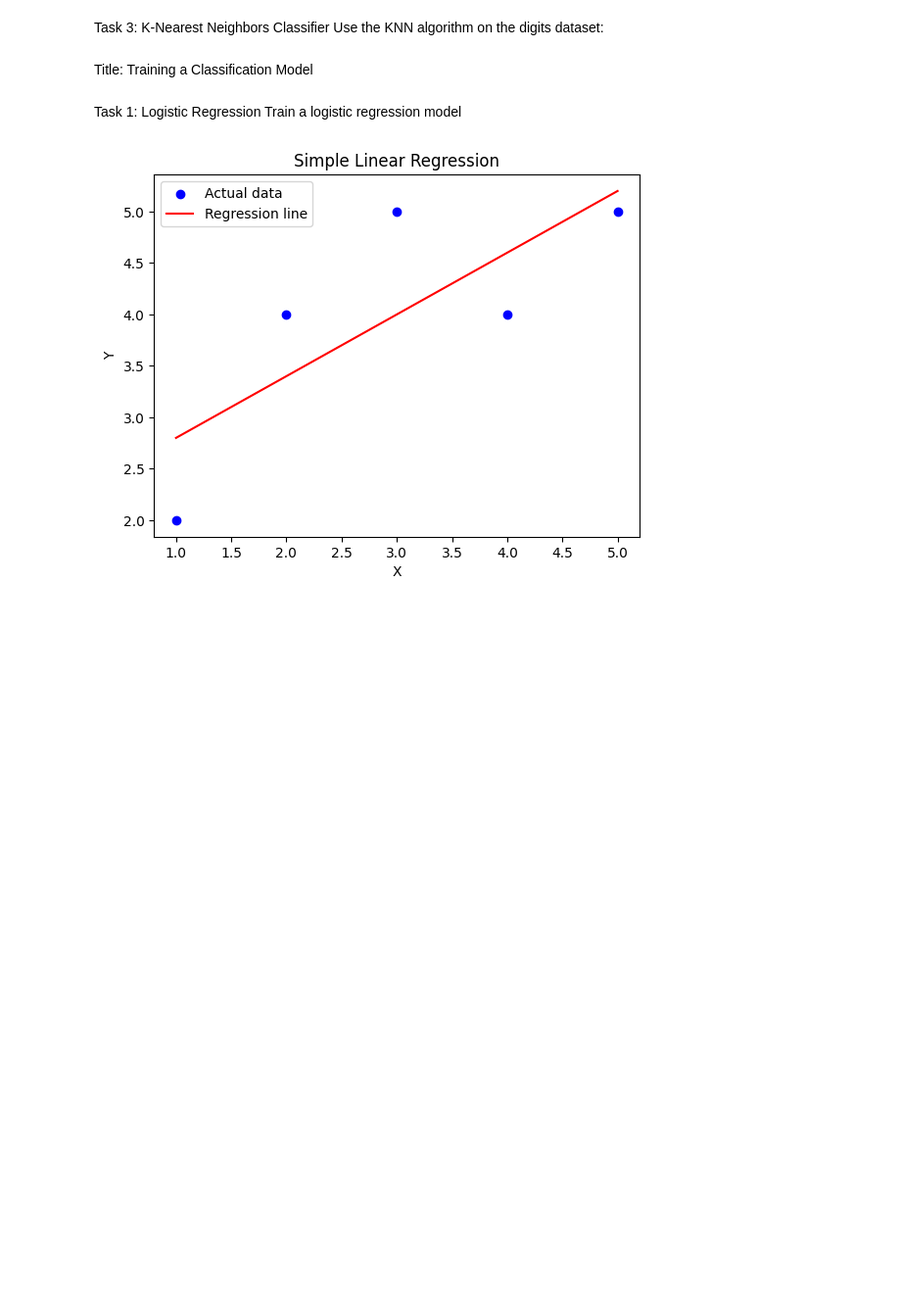
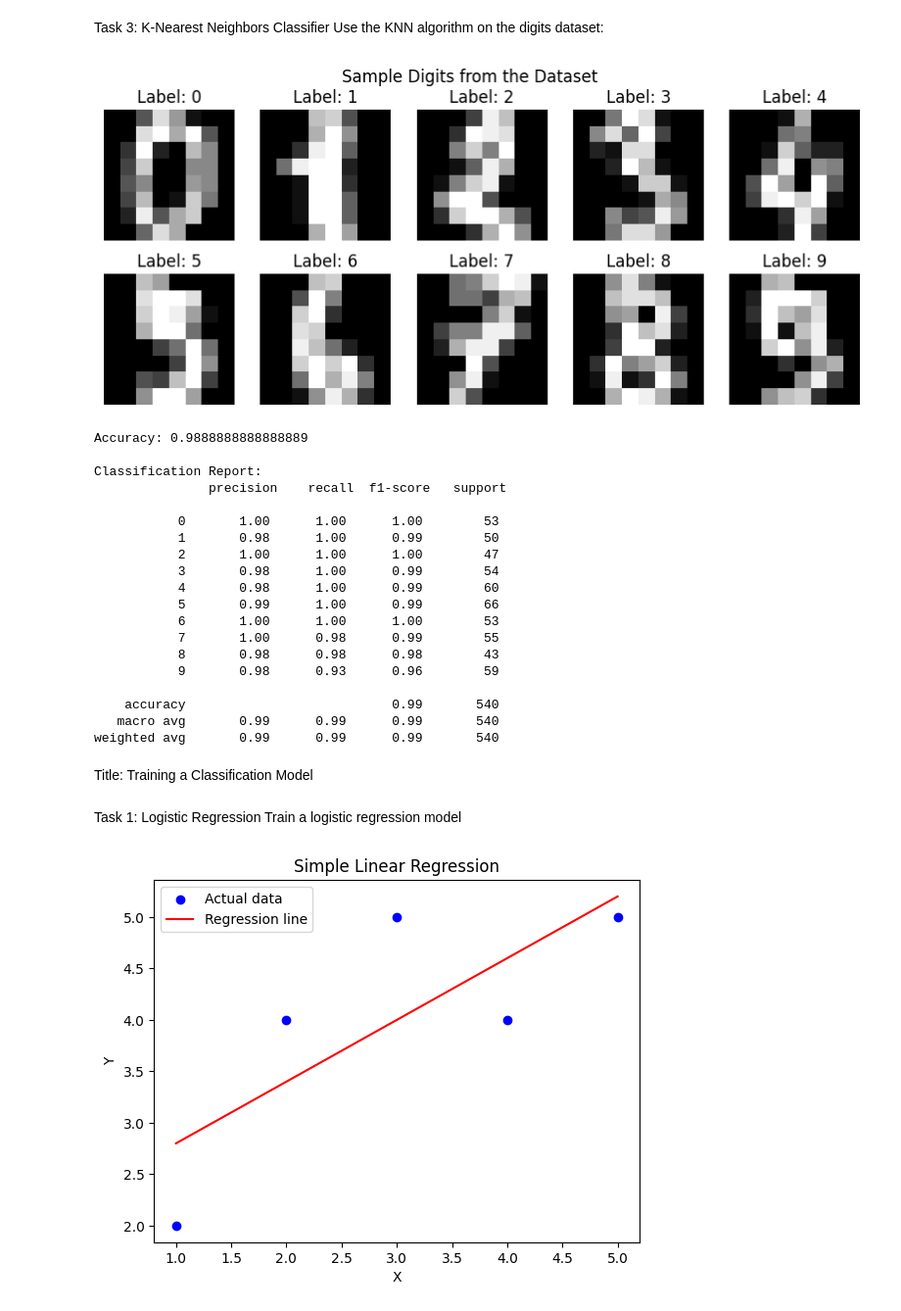
Before and after one commit to manasa8861/AI---ML, a Jupyter notebook: src/Module 2/Scikit-Learn & Machine Learning Models/q1.ipynb, the cells around one changed output. Shown at 98% size. Drawn from its saved outputs; the diff is of its cells as text; code cells hidden in the pictures; blank space fills up the shorter version.

```diff
--- a/src/Module 2/Scikit-Learn & Machine Learning Models/q1.ipynb
+++ b/src/Module 2/Scikit-Learn & Machine Learning Models/q1.ipynb
@@ -107,3 +186,60 @@ Use the KNN algorithm on the digits dataset:
+# %%
+# Import Required Libraries
+from sklearn.datasets import load_digits
+from sklearn.neighbors import KNeighborsClassifier
+from sklearn.model_selection import train_test_split
+from sklearn.metrics import classification_report, accuracy_score
+import matplotlib.pyplot as plt
+
+# Load the Digits Dataset
+digits = load_digits()
+X = digits.data  # Flattened 8x8 images
+y = digits.target  # Labels (0-9)
+
+# Visualize some digits
+plt.figure(figsize=(10, 4))
+for i in range(10):
+    plt.subplot(2, 5, i + 1)
+    plt.imshow(digits.images[i], cmap='gray')
+    plt.title(f"Label: {digits.target[i]}")
+    plt.axis('off')
+plt.suptitle("Sample Digits from the Dataset")
+plt.show()
+
+# Split the Dataset
+X_train, X_test, y_train, y_test = train_test_split(X, y, test_size=0.3, random_state=42)
+
+# Initialize and Train the KNN Classifier
+knn = KNeighborsClassifier(n_neighbors=3)
+knn.fit(X_train, y_train)
+
+# Make Predictions
+y_pred = knn.predict(X_test)
+
+# Evaluate the Model
+print("Accuracy:", accuracy_score(y_test, y_pred))
+print("\nClassification Report:\n", classification_report(y_test, y_pred))
+# %% [output]
+[figure, added]
+Accuracy: 0.9888888888888889
+
+Classification Report:
+               precision    recall  f1-score   support
+
+           0       1.00      1.00      1.00        53
+           1       0.98      1.00      0.99        50
+           2       1.00      1.00      1.00        47
+           3       0.98      1.00      0.99        54
+           4       0.98      1.00      0.99        60
+           5       0.99      1.00      0.99        66
+           6       1.00      1.00      1.00        53
+           7       1.00      0.98      0.99        55
+           8       0.98      0.98      0.98        43
+           9       0.98      0.93      0.96        59
+
+    accuracy                           0.99       540
+   macro avg       0.99      0.99      0.99       540
+weighted avg       0.99      0.99      0.99       540
 # %% [markdown]
 Title: Training a Classification Model
 # %% [markdown]
```
Also changed, not shown: parts of 5 cells of this notebook, 1 other file.
